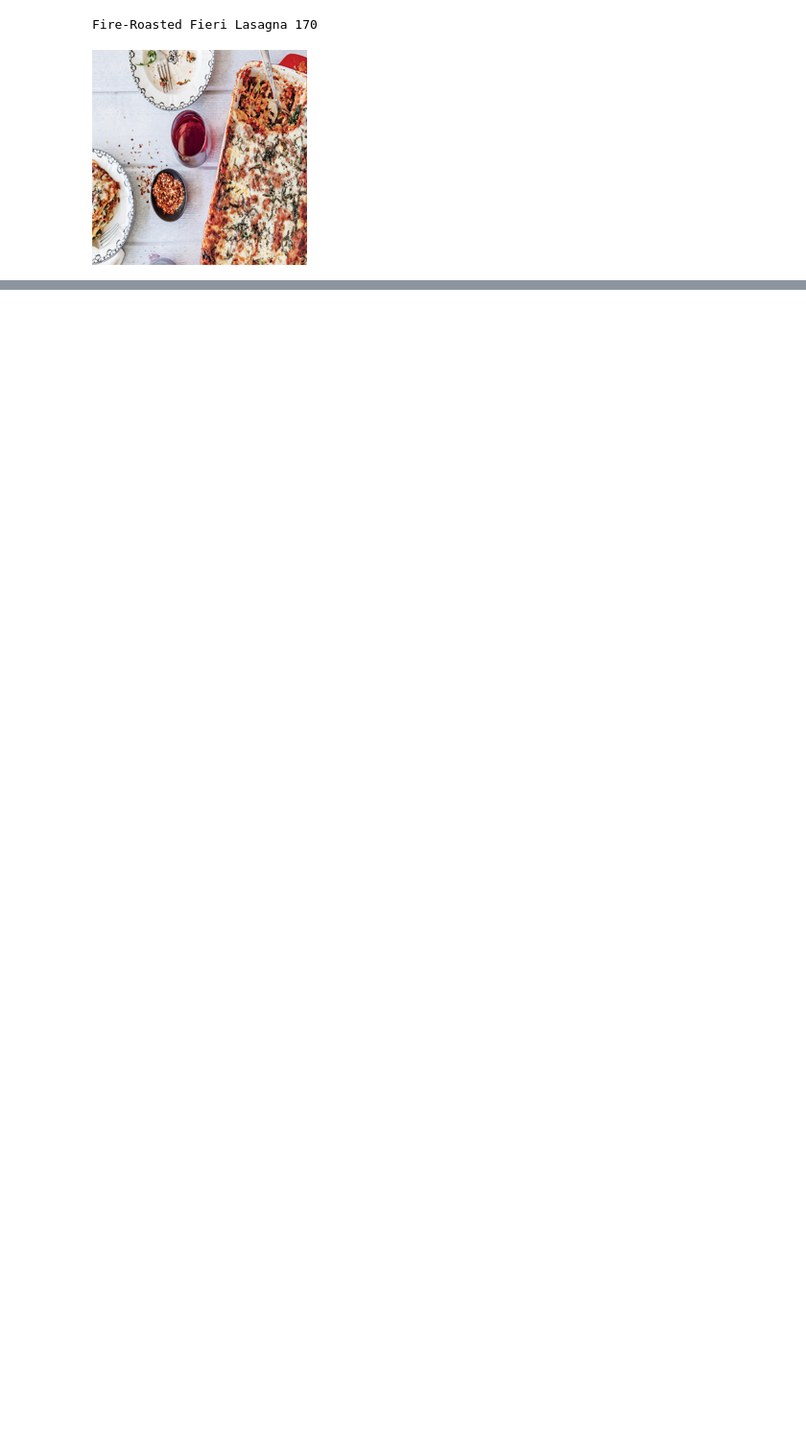
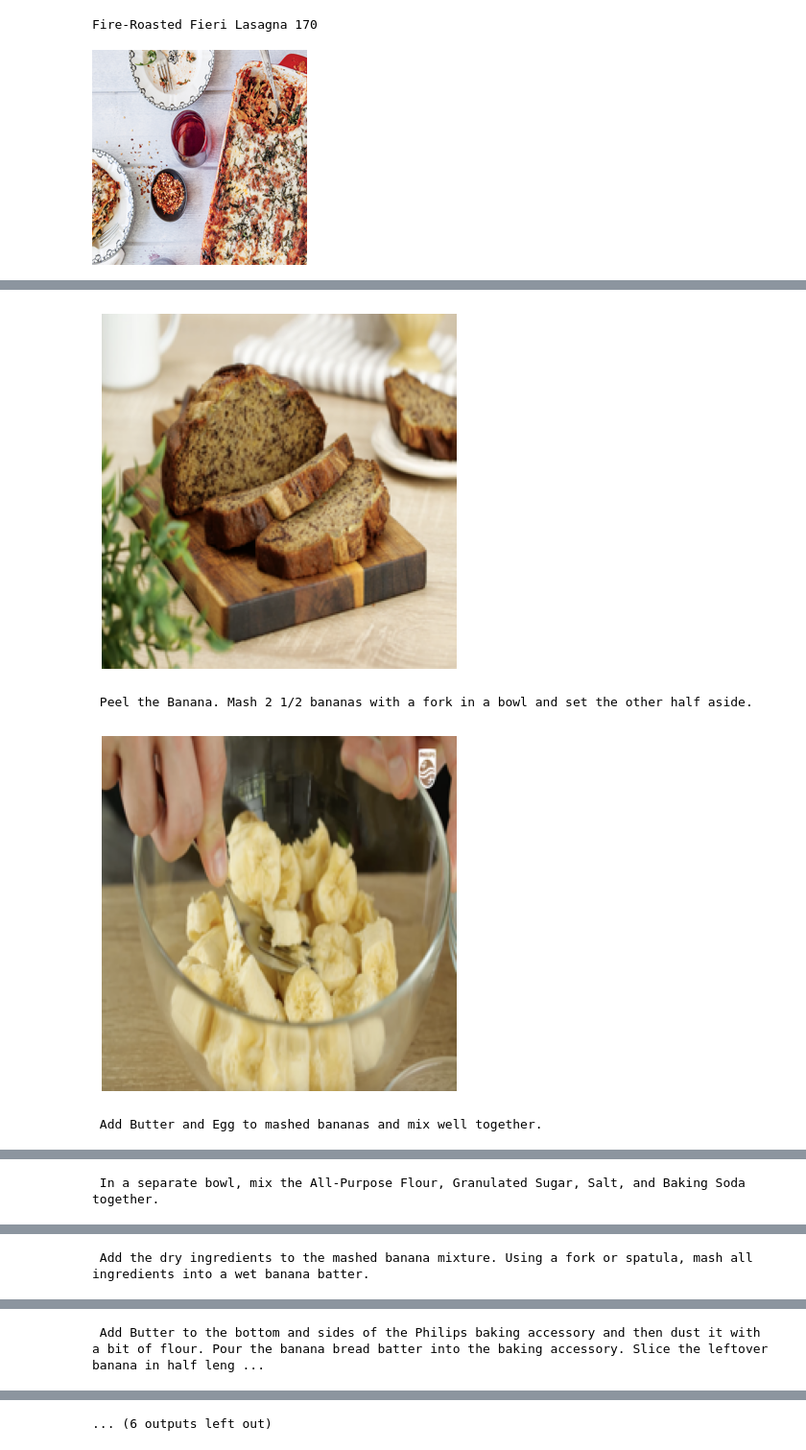
Before and after one commit to kdmaciejewski/DataMining, a Jupyter notebook: notebooks/example_querries.ipynb, the cells around one changed output, grey strips where cells are left out. Shown at 96% size. Cells and saved outputs as stored; diff of their text form; code cells hidden in the pictures; blank space fills up the shorter version.

```diff
--- a/notebooks/example_querries.ipynb
+++ b/notebooks/example_querries.ipynb
@@ -49,0 +68,23 @@ res : List[Ingredient] = ingredient_similarity_search("fenchel")
+# %%
+# example Recipy
+result : QueryResult = query_recipies("Banana Bread", mode="text", enforce_images=True, verbosity=1)
+recipe = result.hits[3]
+
+print(recipe.displayName)
+plt.imshow(recipe.images[0].get_image().resize((224, 224)))
+plt.axis("off")
+plt.show()
+
+def show_step(step):
+    print("\n", step.stepText)
+
+    if step.stepImages:
+        try:
+            plt.imshow(step.stepImages[0].get_image().resize((224, 224)))
+            plt.axis("off")
+            plt.show()
+        except Exception as e:
+            print(e)
+for step in recipe.instructions:
+    show_step(step)
+# %% [output]
@@ -49,0 +93,4 @@ res : List[Ingredient] = ingredient_similarity_search("fenchel")
+[figure, added]
+ Peel the Banana. Mash 2 1/2 bananas with a fork in a bowl and set the other half aside.
+[figure, added]
+ Add Butter and Egg to mashed bananas and mix well together.
@@ -49,0 +98 @@ res : List[Ingredient] = ingredient_similarity_search("fenchel")
+ In a separate bowl, mix the All-Purpose Flour, Granulated Sugar, Salt, and Baking Soda together.
@@ -49,0 +100 @@ res : List[Ingredient] = ingredient_similarity_search("fenchel")
+ Add the dry ingredients to the mashed banana mixture. Using a fork or spatula, mash all ingredients into a wet banana batter.
@@ -49,0 +102 @@ res : List[Ingredient] = ingredient_similarity_search("fenchel")
+ Add Butter to the bottom and sides of the Philips baking accessory and then dust it with a bit of flour. Pour the banana bread batter into the baking accessory. Slice the leftover banana in half leng ...
@@ -49,0 +104 @@ res : List[Ingredient] = ingredient_similarity_search("fenchel")
+... (6 outputs left out)
```
Also changed, not shown: parts of 18 cells of this notebook, 14 other files.
